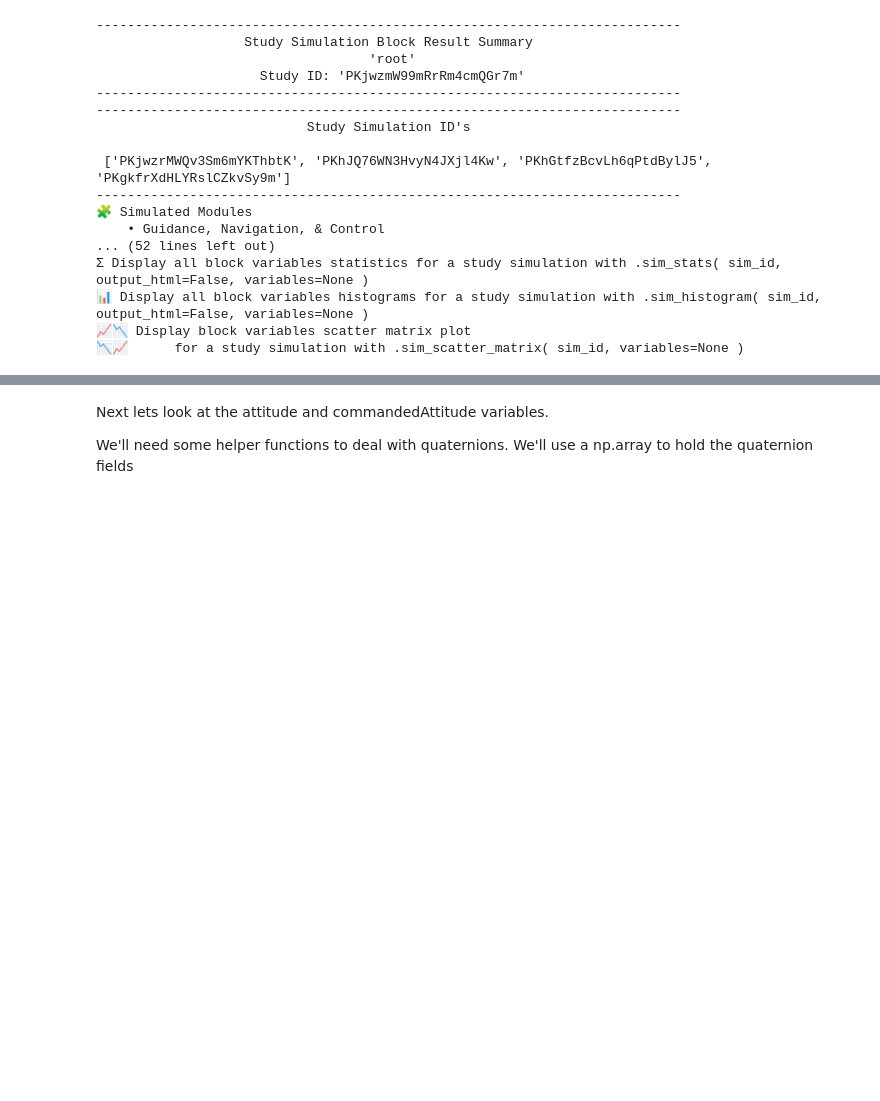
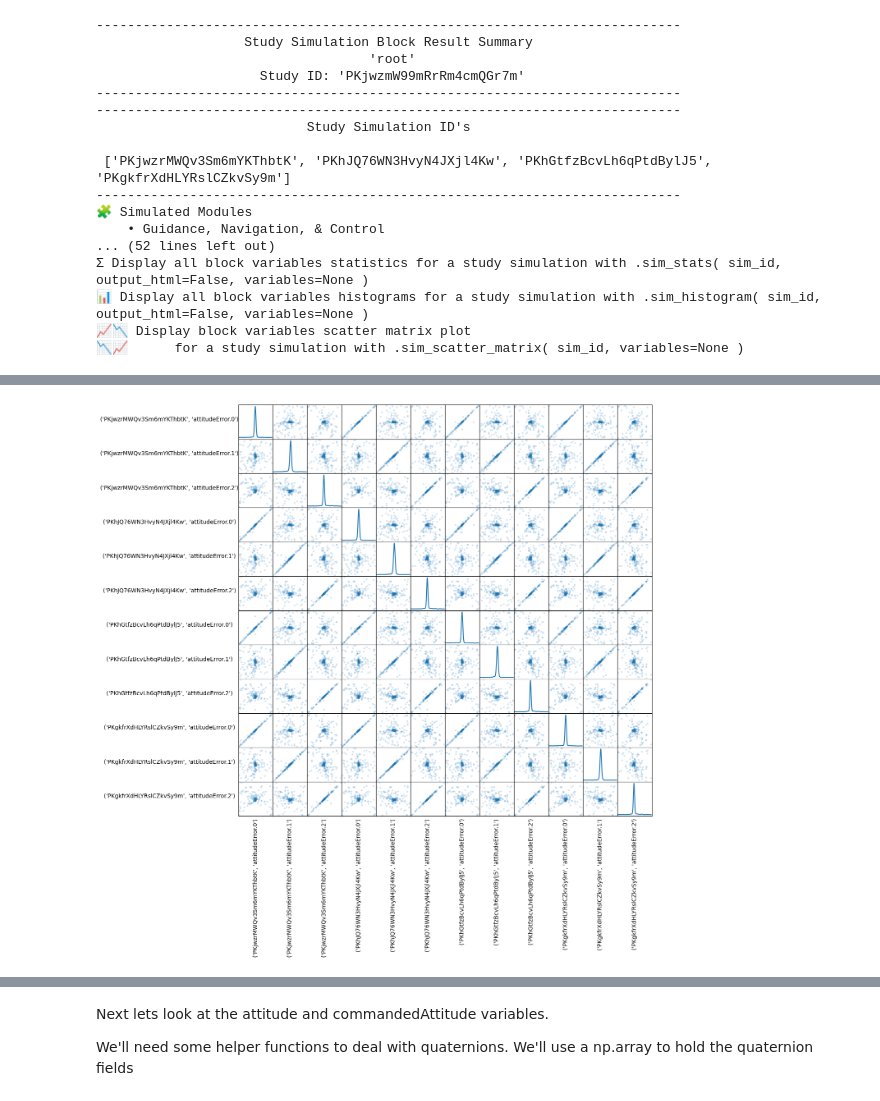
Before and after one commit to sedaro/modsim-notebooks, a Jupyter notebook: Studies/Example_Wildfire_Battery_Tradespace.ipynb, the cells around one changed output, grey strips where cells are left out. Drawn from its saved outputs; the diff is of its cells as text; code cells hidden in the pictures; blank space fills up the shorter version.

```diff
--- a/Studies/Example_Wildfire_Battery_Tradespace.ipynb
+++ b/Studies/Example_Wildfire_Battery_Tradespace.ipynb
@@ -633,0 +639,4 @@ study_roll_df.describe()
+# %%
+study_Wildfire_agents.blocks("root").attitudeError.study_scatter_matrix(size=13)
+# %% [output]
+[figure, added]
```
Also changed, not shown: parts of 35 cells of this notebook.
